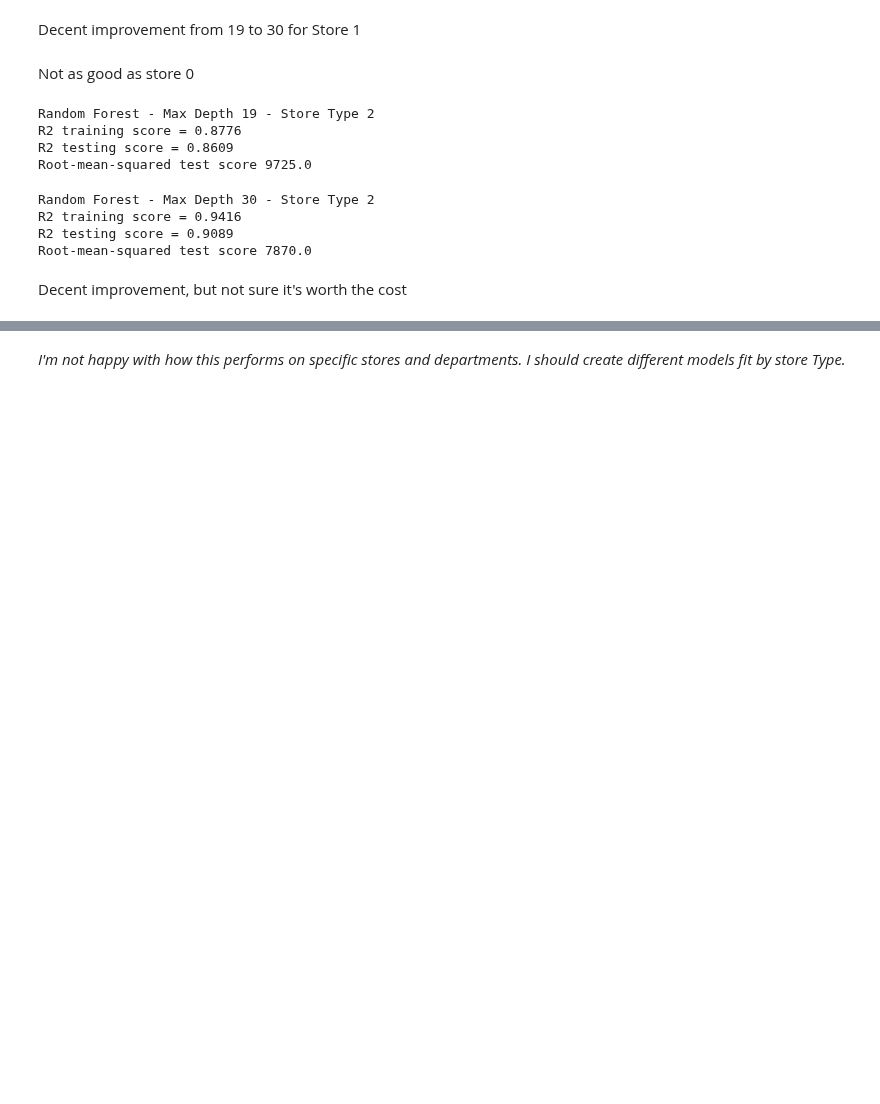
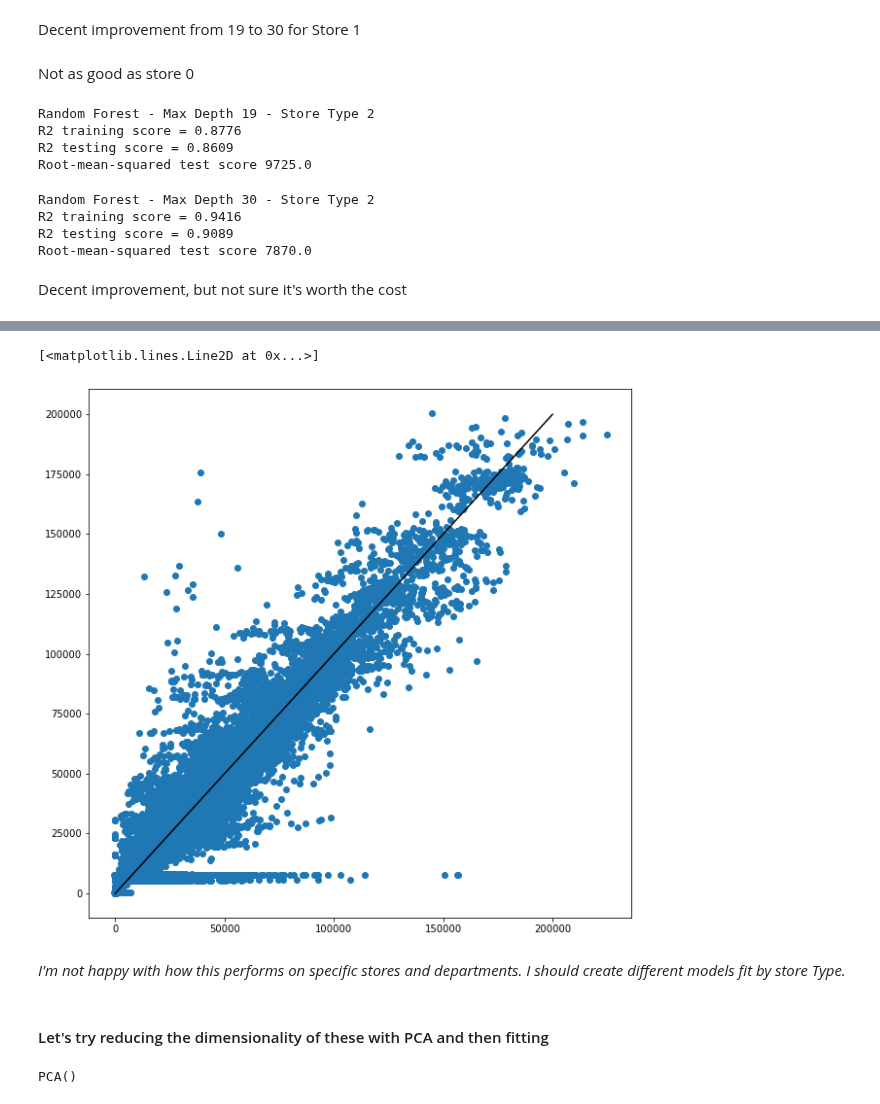
Before and after one commit to Dylan-C-Neal/capstone1-retail_forecasting, a Jupyter notebook: notebooks/C1S4-Modeling.ipynb, the cells around one changed output, grey strips where cells are left out. Saved outputs shown, nothing was run; the diff lists cells and outputs as text; code cells hidden in the pictures; blank space fills up the shorter version.

```diff
--- a/notebooks/C1S4-Modeling.ipynb
+++ b/notebooks/C1S4-Modeling.ipynb
@@ -469,2 +476,11 @@ Root-mean-squared test score 11690.0
+# %%
+_ = plt.figure(figsize=(10, 10))
+plt.scatter(np.ravel(y_test2), y_pred2)
+plt.plot([1, 200000], [1, 200000], c='black')
+# %% [output]
+[<matplotlib.lines.Line2D at 0x...>]
+[figure, added]
 # %% [markdown]
 *I'm not happy with how this performs on specific stores and departments. I should create different models fit by store Type.*
+# %% [markdown]
+#### Let's try reducing the dimensionality of these with PCA and then fitting
@@ -470,0 +489,5 @@ Root-mean-squared test score 11690.0
+# %%
+pca = PCA()
+pca.fit(X_train1)
+# %% [output]
+PCA()
```
Also changed, not shown: parts of 37 cells of this notebook.
